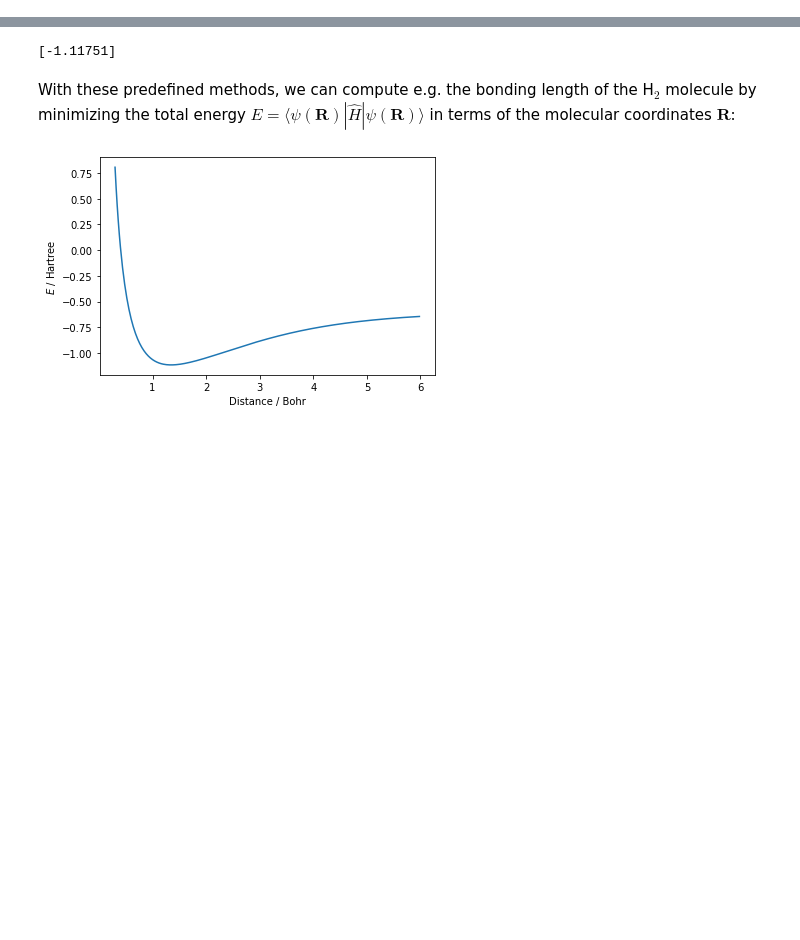
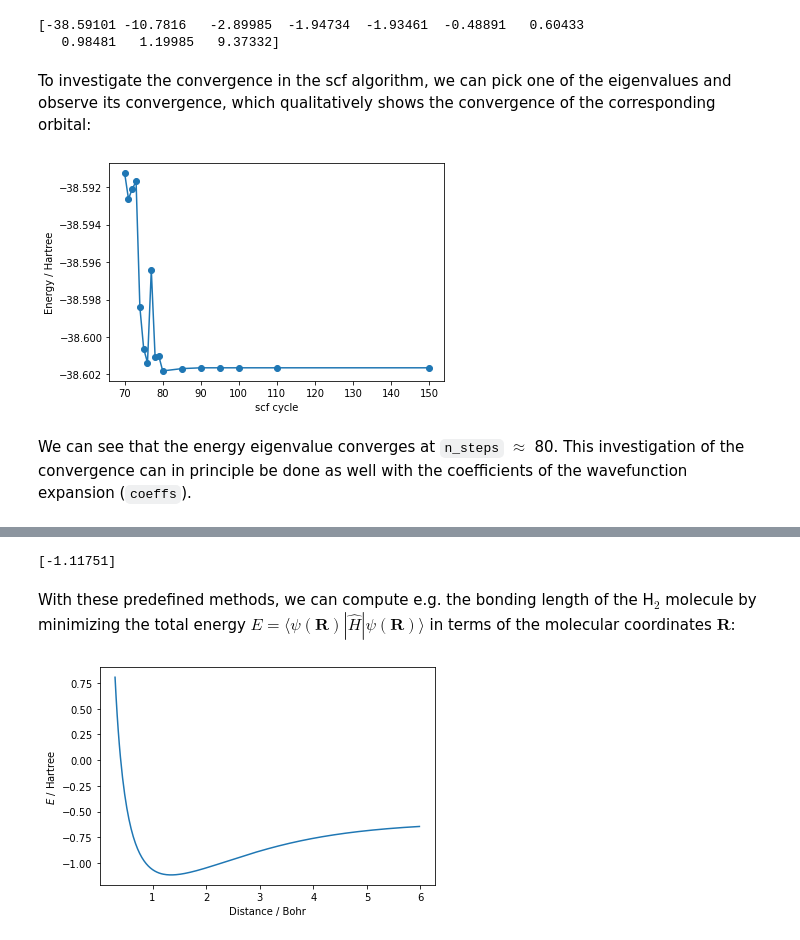
Before and after one commit to ohioh/QuantumKursFHKiel2022, a Jupyter notebook: OpenCampus/Differentiable_Hartree-Fock/hartree_fock.ipynb, the cells around one changed output, grey strips where cells are left out. Saved outputs shown, nothing was run; the diff lists cells and outputs as text; code cells hidden in the pictures; blank space fills up the shorter version.

```diff
--- a/OpenCampus/Differentiable_Hartree-Fock/hartree_fock.ipynb
+++ b/OpenCampus/Differentiable_Hartree-Fock/hartree_fock.ipynb
@@ -35,0 +68,12 @@ For example, we can define a H$_2$-molecule via the `mol` method, that takes arg
+# %%
+from autograd import grad
+import pennylane as qml
+from pennylane import numpy as np
+import matplotlib.pyplot as plt
+np.set_printoptions(precision=5)
+
+symbols = ["N", "N"] # definition of atom species
+geometry = np.array([[0.1, 0.0, 0.0],                         # definition of the atom spacing,
+                     [ -0.1, 0.0, 0.0]], requires_grad=True)  # i.e nuclear coordinates
+
+mol = qml.qchem.Molecule(symbols, geometry)
@@ -35,0 +83,23 @@ For example, we can define a H$_2$-molecule via the `mol` method, that takes arg
+# %%
+out = qml.qchem.scf(mol)(geometry)
+print(out[0])
+# %% [output]
+[-38.59101 -10.7816   -2.89985  -1.94734  -1.93461  -0.48891   0.60433
+   0.98481   1.19985   9.37332]
+# %% [markdown]
+To investigate the convergence in the scf algorithm, we can pick one of the eigenvalues and observe its convergence, which qualitatively shows the convergence of the corresponding orbital:
+# %%
+es = [] # energy eigenvalues
+ns = [70,71,72,73,74,75,76,77,78,79,80,85,90,95,100,110,150] # max scf cycles
+for i in ns:
+    out = qml.qchem.scf(mol,n_steps=int(i),tol=1e-30)(geometry)
+    es.append(out[0][0])
+
+plt.plot(ns,es,marker="o")
+plt.xlabel("scf cycle")
+plt.ylabel("Energy / Hartree")
+plt.show()
+# %% [output]
+[figure, added]
+# %% [markdown]
+We can see that the energy eigenvalue converges at  `n_steps` $\approx$ 80. This investigation of the convergence can in principle be done as well with the coefficients of the wavefunction expansion (`coeffs`).
```
Also changed, not shown: parts of 10 cells of this notebook.
